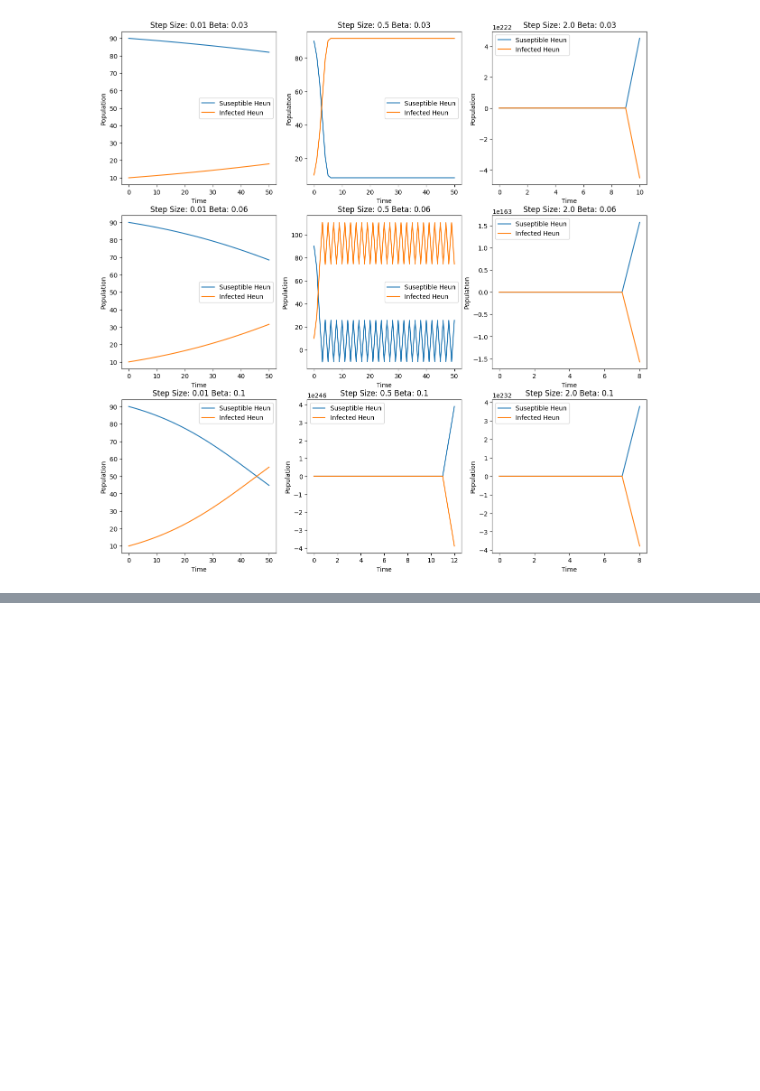
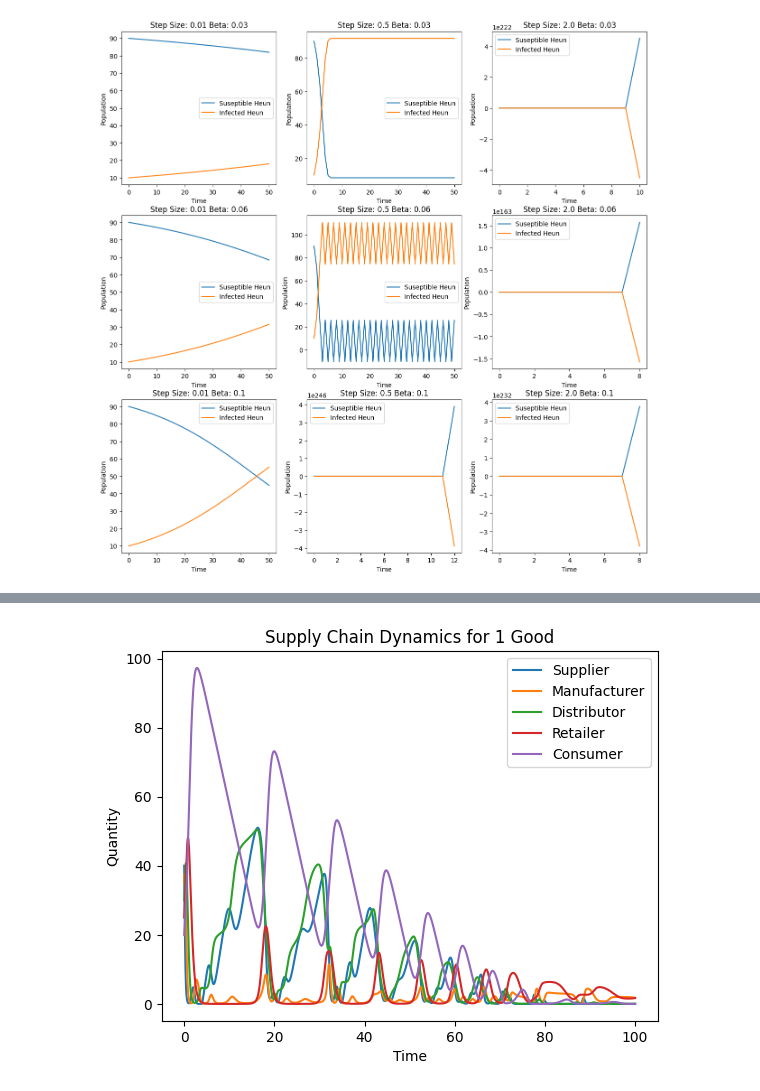
Before and after one commit to aiqojo/csys6020, a Jupyter notebook: HW1.ipynb, the cells around one changed output, grey strips where cells are left out. Cells and saved outputs as stored; diff of their text form; code cells hidden in the pictures; blank space fills up the shorter version.

```diff
--- a/HW1.ipynb
+++ b/HW1.ipynb
@@ -299,0 +205,29 @@ plt.show()
+# %%
+# Initial conditions for just 1 good (for instance, the High Value, Low Volume scenario)
+# Initial conditions
+S0 = 40
+M0 = 35
+D0 = 30
+R0 = 25
+C0 = 20
+Y0 = [S0, M0, D0, R0, C0]
+
+# Parameters
+k_S = 10
+k_SM = 8
+k_MD = 6
+k_DR = 4
+k_RC = 2
+k_C = 6
+
+result = odeint(supply_chain, Y0, t, args=(k_S, k_SM, k_MD, k_DR, k_RC, k_C))
+
+# If needed, you can plot the results using matplotlib.
+plt.plot(t, result)
+plt.legend(['Supplier', 'Manufacturer', 'Distributor', 'Retailer', 'Consumer'])
+plt.xlabel('Time')
+plt.ylabel('Quantity')
+plt.title('Supply Chain Dynamics for 1 Good')
+plt.show()
+# %% [output]
+[figure, added]
```
Also changed, not shown: parts of 3 cells of this notebook.
